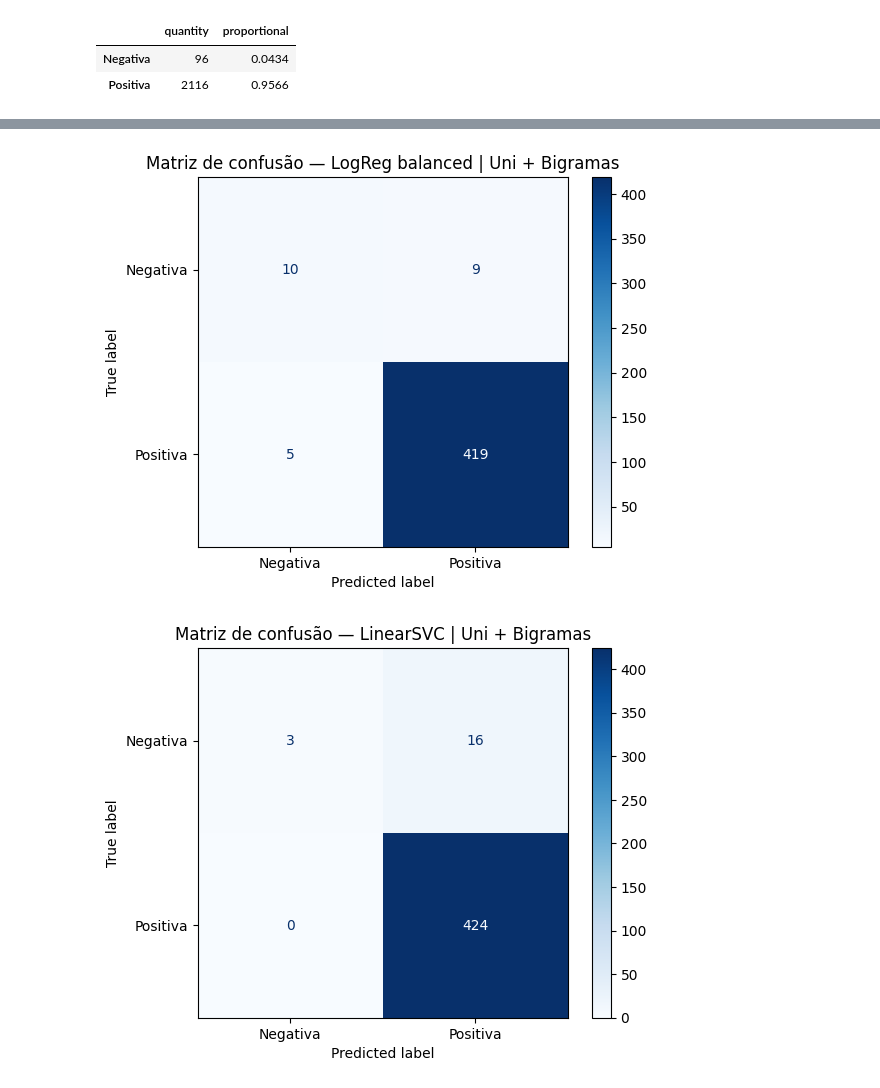
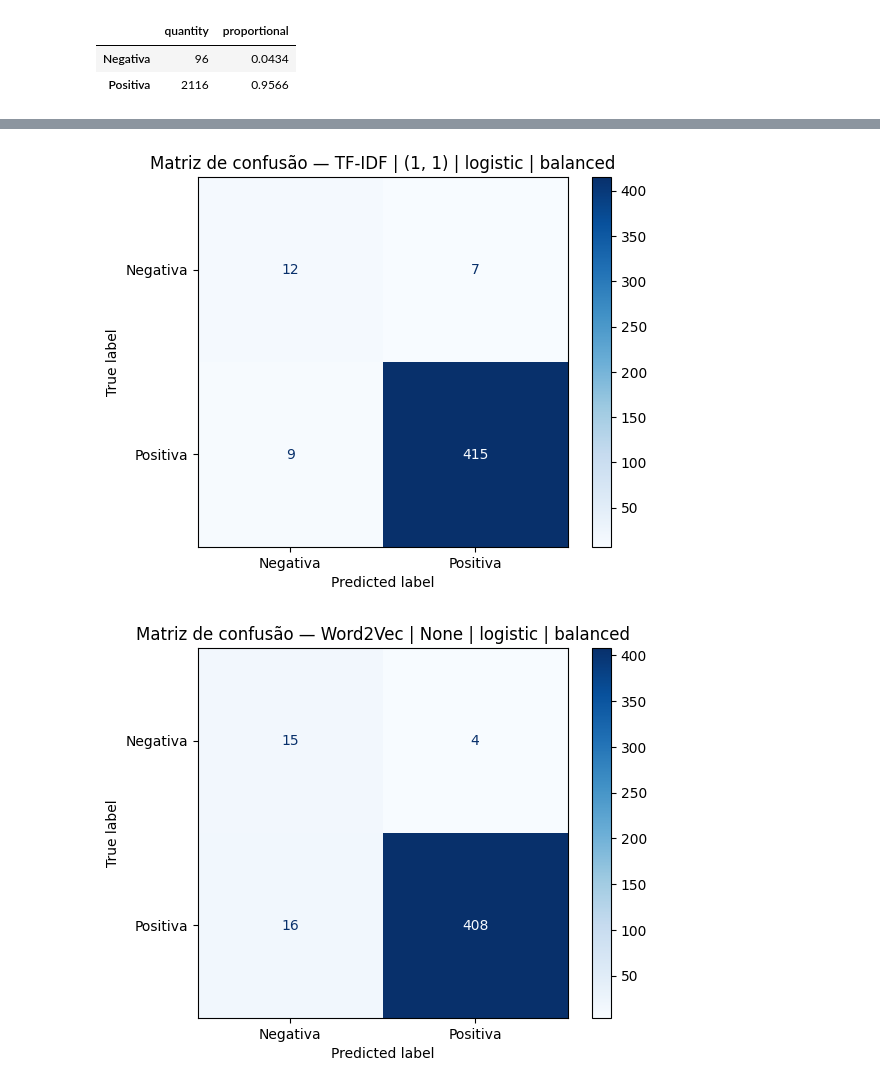
Before and after one commit to incrisvel/adaptaste, a Jupyter notebook: classification.ipynb, the cells around one changed output, grey strips where cells are left out. Drawn from its saved outputs; the diff is of its cells as text; code cells hidden in the pictures.

Commit message:
:construction: wip: add word2vec and bert representations

```diff
--- a/classification.ipynb
+++ b/classification.ipynb
@@ -238,0 +435,34 @@ display(
+# %%
+import pandas as pd
+
+# Converte resultados em dataframe
+results_df = pd.DataFrame(results)
+
+# Ranking geral
+display(
+    results_df
+    .sort_values("f1_macro", ascending=False)
+    .round(3)
+)
+
+# Melhor configuração de cada representação: é o que o item 4 do trabalho pergunta
+best = (
+    results_df
+    .sort_values("f1_macro", ascending=False)
+    .groupby("representation", sort=False)
+    .head(1)
+)
+
+display(best.round(3))
+
+# Efeito do balanceamento e do n-grama no F1 macro
+display(
+    results_df
+    .pivot_table(
+        index=["representation", "ngram_range", "classifier"],
+        columns="class_weight",
+        values="f1_macro"
+    )
+    .round(3)
+    .sort_index()
+)
@@ -239,8 +554,11 @@ display(
 # %%
 import matplotlib.pyplot as plt
-from sklearn.metrics import ConfusionMatrixDisplay, confusion_matrix
+from sklearn.metrics import ConfusionMatrixDisplay
 
-for name, result in fitted_models.items():
+# Uma matriz por representação (a melhor configuração). As 24 não seriam legíveis.
+for name in best["experiment"]:
+    result = fitted_models[name]
+
     disp = ConfusionMatrixDisplay(
         confusion_matrix=result["confusion_matrix"],
         display_labels=["Negativa", "Positiva"]
@@ -255,2 +573,2 @@ for name, result in fitted_models.items():
-[figure, old version]
+[figure, new version]
-[figure, old version]
+[figure, new version]
```
Also changed, not shown: parts of 20 cells of this notebook.
